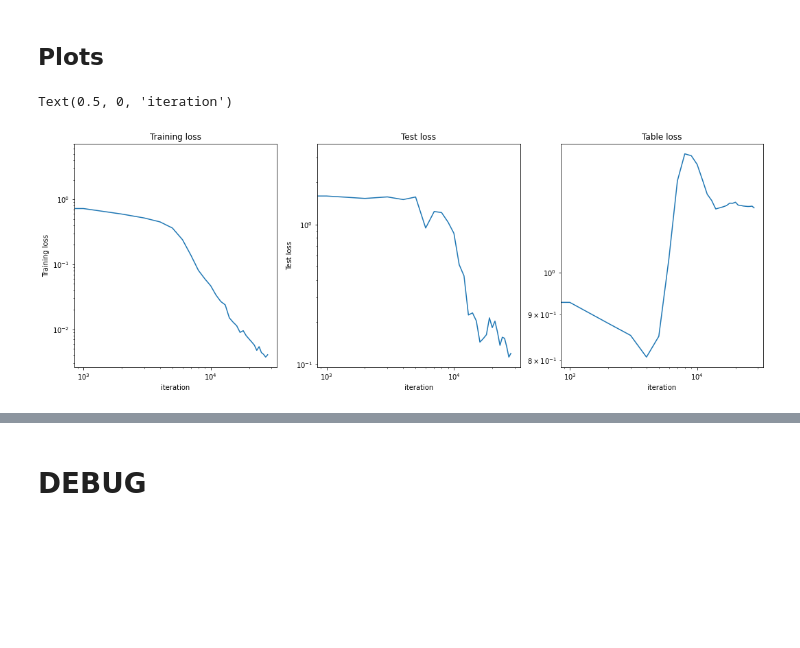
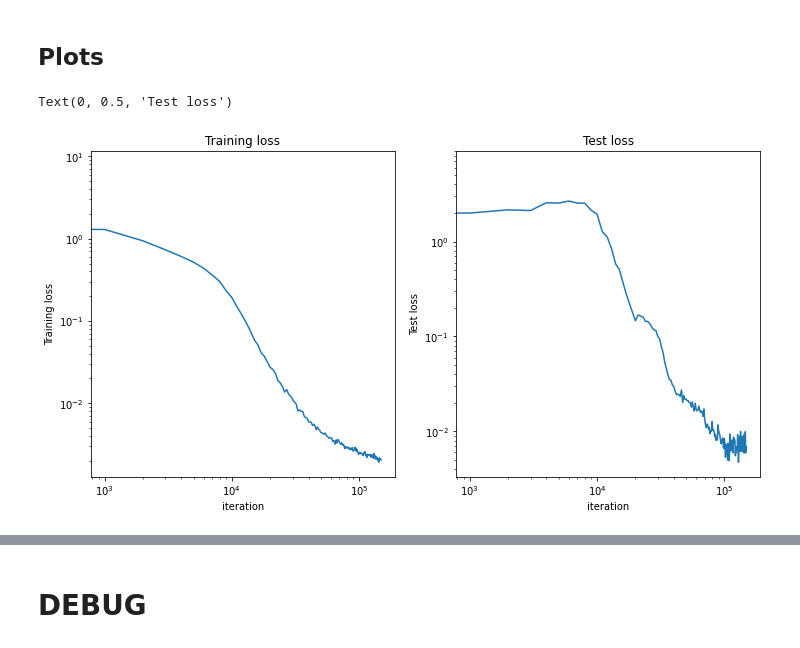
Before and after one commit to Pablo-Lemos/orbits, a Jupyter notebook: planets_graphnets.ipynb, the cells around one changed output, grey strips where cells are left out. Drawn from its saved outputs; the diff is of its cells as text; code cells hidden in the pictures; blank space fills up the shorter version.

Commit message:
Changed batches and step size

```diff
--- a/planets_graphnets.ipynb
+++ b/planets_graphnets.ipynb
@@ -566,13 +568,13 @@ def create_loss_ops(target_op, output_ops):
 # %%
 t = tf.random_uniform([], minval=0, maxval=num_time_steps_tr - 1, dtype=tf.int32)
 input_dict_tr = []
-for i in range(batch_size):
+for i in range(batch_size_tr):
     input_dict_tr.append(get_input_graph(planets, x_traj_tr[i], t, noise_level = noise_level))
 
 input_graph_tr = utils_tf.data_dicts_to_graphs_tuple(input_dict_tr)
 output_model = model(input_graph_tr, num_processing_steps_tr)
 output_ops_tr = get_momentum_update(output_model)
-target_nodes_tr = tf.reshape(dp_traj_tr[:,t], shape=[batch_size*nplanets, 2])
+target_nodes_tr = tf.reshape(dp_traj_tr[:,t], shape=[batch_size_tr*nplanets, 2])
 # %% [output]
 WARNING:tensorflow:From /Users/Pablo/Projets/orbits/conda-env/lib/python3.7/site-packages/sonnet/python/modules/basic.py:127: calling TruncatedNormal.__init__ (from tensorflow.python.ops.init_ops) wit ...
 Instructions for updating:
@@ -683,7 +685,7 @@ start_time = time.time()
 last_log_time = start_time
 
 print("# (iteration number), T (elapsed seconds), "
-      "Ltr (training 1-step loss), ")
+      "Ltr (training 1-step loss), Ltest (test loss)")
 
 for iteration in range(last_iteration, num_training_iterations):
     last_iteration = iteration
@@ -717,24 +719,21 @@ for iteration in range(last_iteration, num_training_iterations):
             "f_pred": fp,
             "loss": loss_test
         })
-        #test_orbit_old = sess.run({
-        #    "x_pred": xp_old,
-        #    "f_pred": fp_old,
-        #    "loss": loss_test_old
+
+        #table_orbit = sess.run({
+        #    "x_pred": xp_table,
+        #    "dp_pred": dp_table,
+        #    "f_pred": fp_table,
+        #    "loss": loss_table
         #})
-        table_orbit = sess.run({
-            "x_pred": xp_table,
-            "dp_pred": dp_table,
-            "f_pred": fp_table,
-            "loss": loss_table
-        })
+
         last_log_time = the_time
         elapsed = time.time() - start_time
         iterations.append(iteration)
         losses_tr.append(train_values["loss"])
         losses_test.append(test_orbit["loss"])
-        losses_table.append(table_orbit["loss"])
+        #losses_table.append(table_orbit["loss"])
         print(
-            "# {:06d}, T {:.1f}, Ltr {:.6f}, Ltest {:.6f}, Ltable {:.6f}".format(
-                iteration, elapsed, train_values["loss"], test_orbit["loss"], table_orbit["loss"]))
+            "# {:06d}, T {:.1f}, Ltr {:.6f}, Ltest {:.6f}".format(
+                iteration, elapsed, train_values["loss"], test_orbit["loss"]))
 # %% [output]
@@ -758,33 +757,33 @@ Training 1-step loss =  0.003816488
 # %% [markdown]
 ## Plots
 # %%
-fig, axs = plt.subplots(ncols = 3, nrows = 1, figsize = (18, 6))
+fig, axs = plt.subplots(ncols = 2, nrows = 1, figsize = (12, 6))
 
 ax = axs[0]
 ax.plot(iterations,losses_tr)
 ax.set_title('Training loss')
 ax.set_xlabel('iteration')
 ax.set_yscale('log')
 ax.set_xscale('log')
 ax.set_ylabel('Training loss')
 
 ax = axs[1]
 ax.set_title('Test loss')
 ax.plot(iterations,losses_test)
 ax.set_yscale('log')
 ax.set_xscale('log')
 ax.set_xlabel('iteration')
 ax.set_ylabel('Test loss')
 
-ax = axs[2]
-ax.set_title('Table loss')
-ax.plot(iterations,losses_table)
-ax.set_yscale('log')
-ax.set_xscale('log')
-ax.set_xlabel('iteration')
+#ax = axs[2]
+#ax.set_title('Table loss')
+#ax.plot(iterations,losses_table)
+#ax.set_yscale('log')
+#ax.set_xscale('log')
+#ax.set_xlabel('iteration')
 # %% [output]
-Text(0.5, 0, 'iteration')
+Text(0, 0.5, 'Test loss')
-[figure, old version]
+[figure, new version]
 # %%
 # Get prediction as numpy array
 x_pred = test_orbit["x_pred"]
```
Also changed, not shown: parts of 21 cells of this notebook.
